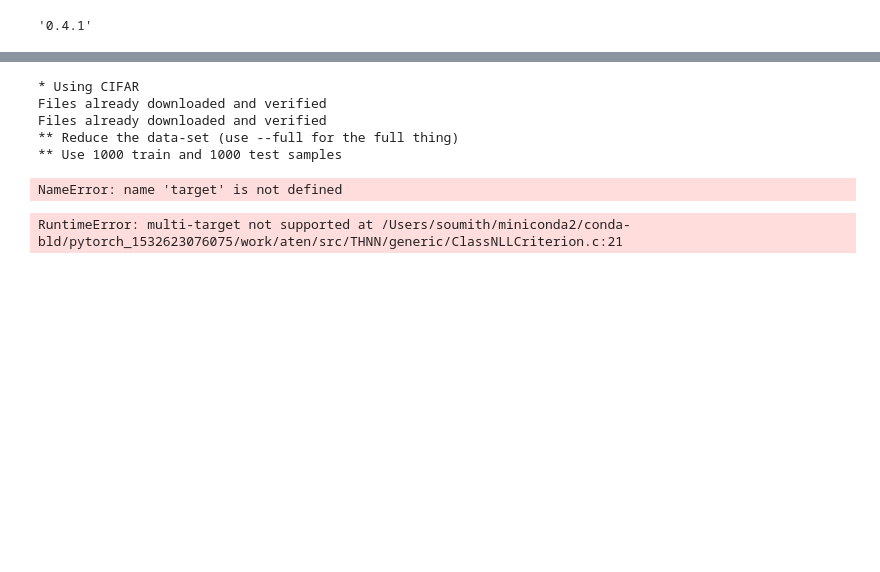
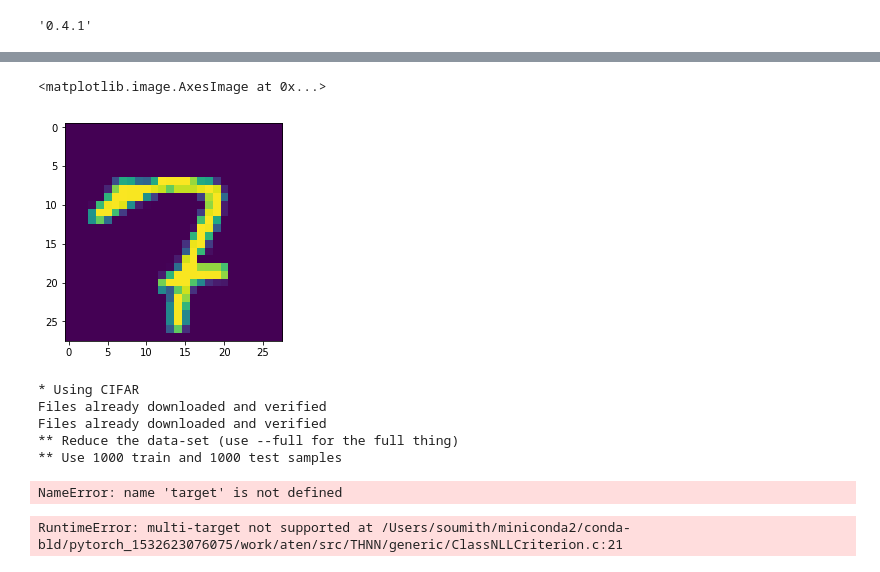
Before and after one commit to palexlee/DeepWololo, a Jupyter notebook: baseline.ipynb, the cells around one changed output, grey strips where cells are left out. Saved outputs shown, nothing was run; the diff lists cells and outputs as text; code cells hidden in the pictures; blank space fills up the shorter version.

```diff
--- a/baseline.ipynb
+++ b/baseline.ipynb
@@ -87,3 +125,8 @@ tensor([[-0.0836, -0.0107, -0.0777, -0.1000, -0.0559,  0.0176, -0.0026,  0.0761,
+# %%
+plt.imshow(test_input[36, 0])
+# %% [output]
+<matplotlib.image.AxesImage at 0x...>
+[figure, added]
 # %%
 criterion = nn.CrossEntropyLoss()
 optimizer = optim.Adamax(alexnet.parameters(), lr=0.001)
```
Also changed, not shown: parts of 12 cells of this notebook, 2 other files.
